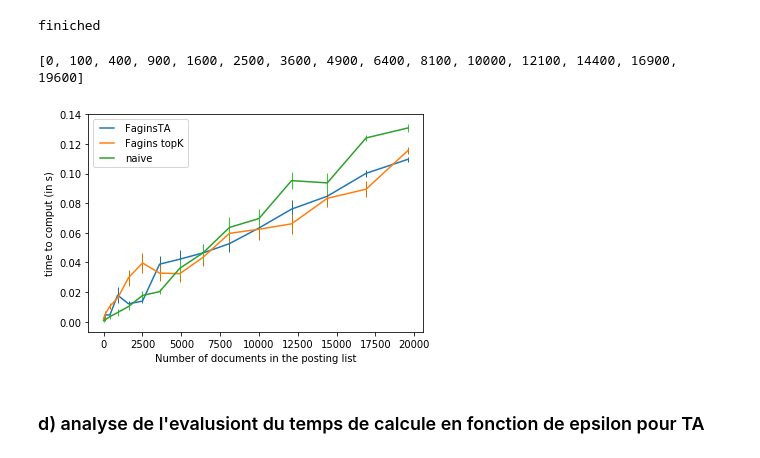
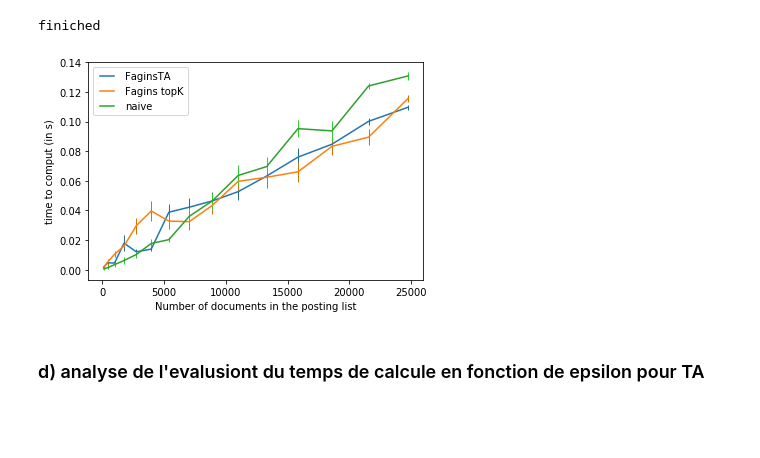
Before and after one commit to Zed314/WordTraveller, a Jupyter notebook: benchmark/BenchmarkQuery.ipynb, the cells around one changed output. Cells and saved outputs as stored; diff of their text form; code cells hidden in the pictures; blank space fills up the shorter version.

```diff
--- a/benchmark/BenchmarkQuery.ipynb
+++ b/benchmark/BenchmarkQuery.ipynb
@@ -328,38 +328,36 @@ totaleTimeNaivPLAvg = [0]*size
 confianceTotaleTimeTAPL = [0]*size
 confianceTimefagPL = [0]*size
 confianceTimeNaivPL = [0]*size
 
 for k in range(0,size):
     totaleTimeTAPLAvg[k]= moyenne(totaleTimeTAPL[k])
     totaleTimefagPLAvg[k]= moyenne(totaleTimefagPL[k])
     totaleTimeNaivPLAvg[k]= moyenne(totaleTimeNaivPL[k])
 
 for k in range(0,size):
     confianceTotaleTimeTAPL[k]= confiance(totaleTimeTAPL[k],nbIter)
     confianceTimefagPL[k]= confiance(totaleTimefagPL[k],nbIter)
     confianceTimeNaivPL[k]= confiance(totaleTimeNaivPL[k],nbIter)
 
 x = [0]*size
-for i in range(1,size):
-    x[i] = f(i)
+for i in range(0,size):
+    x[i] = f(i+1)*1.1
 
-print (x)
 plt.plot(x,totaleTimeTAPLAvg, label="FaginsTA")
 plt.errorbar(x, totaleTimeTAPLAvg, yerr = confianceTotaleTimeTAPL, color = '#297083', ls='none', lw = 1, capthick = 2)
 plt.plot(x,totaleTimefagPLAvg, label="Fagins topK")
 plt.errorbar(x, totaleTimefagPLAvg, yerr = confianceTimefagPL, color = '#D97003', ls='none', lw = 1, capthick = 2)
 plt.plot(x,totaleTimeNaivPLAvg, label="naive")
 plt.errorbar(x, totaleTimeNaivPLAvg, yerr = confianceTimeNaivPL, color = '#32CD32', ls='none', lw = 1, capthick = 2)
 
 
 plt.ylabel('time to comput (in s)')
 plt.xlabel('Number of documents in the posting list')
 plt.legend(numpoints=2)
 
 plt.show()
 # %% [output]
-[0, 100, 400, 900, 1600, 2500, 3600, 4900, 6400, 8100, 10000, 12100, 14400, 16900, 19600]
-[figure, old version]
+[figure, new version]
 # %% [markdown]
 ### d) analyse de l'evalusiont du temps de calcule en fonction de epsilon pour TA
 # %%
```
